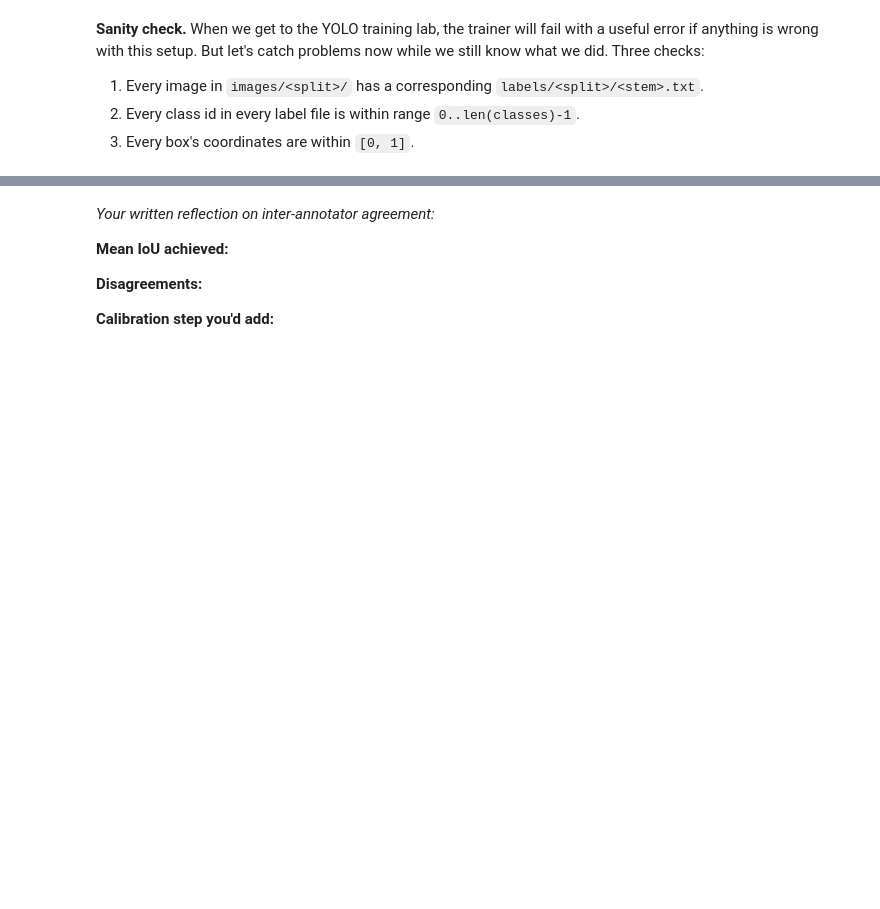
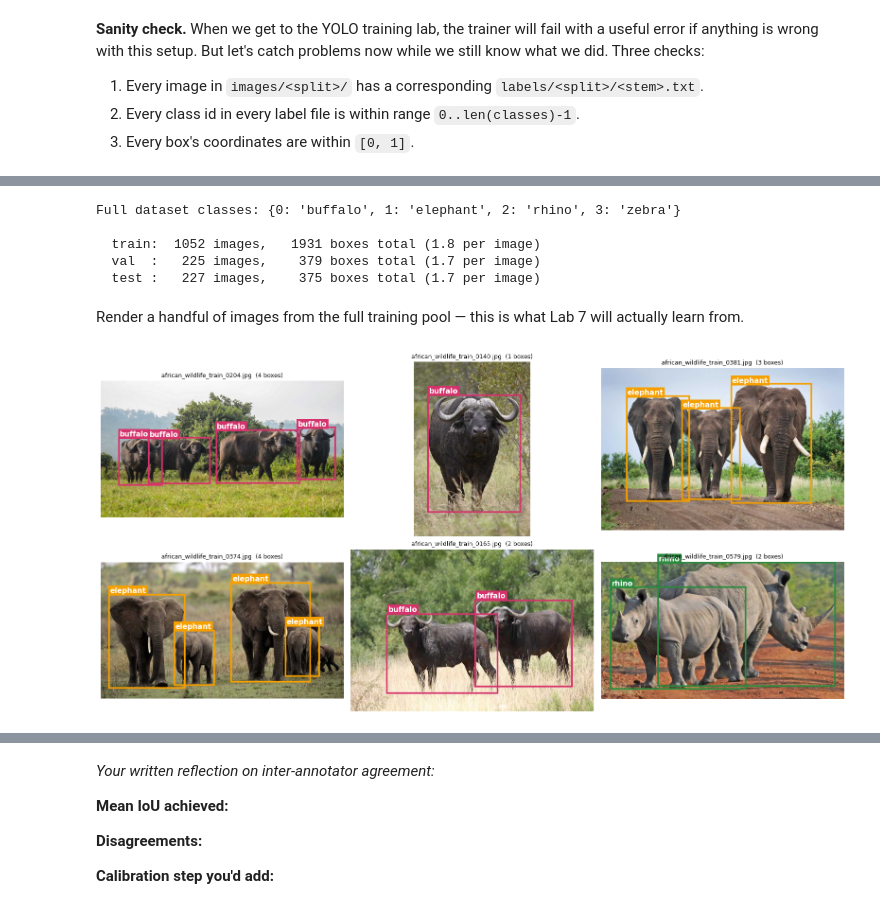
Before and after one commit to traptracker-ai/deep-learning-cv, a Jupyter notebook: labs/lab06_image_annotation/lab06.ipynb, the cells around one changed output, grey strips where cells are left out. Cells and saved outputs as stored; diff of their text form; code cells hidden in the pictures; blank space fills up the shorter version.

```diff
--- a/labs/lab06_image_annotation/lab06.ipynb
+++ b/labs/lab06_image_annotation/lab06.ipynb
@@ -145,13 +142,12 @@ with open(DATA_DIR / "classes.txt") as f:
     classes = [line.strip() for line in f if line.strip()]
 print(f"Classes ({len(classes)}): {classes}")
 
-# A per-class colour list for plotting — matches the annotator's palette.
+# A per-class colour list for plotting — used consistently in every later lab too.
 CLASS_COLOURS = {
-    0: "#d6336c",   # badger
-    1: "#f59f00",   # fox
-    2: "#2b8a3e",   # deer
-    3: "#9a59f4",   # hedgehog
-    4: "#1c7ed6",   # squirrel
+    0: "#d6336c",   # buffalo
+    1: "#f59f00",   # elephant
+    2: "#2b8a3e",   # rhino
+    3: "#1c7ed6",   # zebra
 }
 # %%
 def read_yolo_labels(label_path: Path) -> list[dict]:
@@ -410,0 +421,37 @@ Write your reflections in the markdown cell below this code cell.
+# %%
+import yaml as _yaml
+
+FULL_ROOT = DATA_DIR / "full_dataset"
+with open(FULL_ROOT / "data.yaml") as f:
+    full_cfg = _yaml.safe_load(f)
+
+print("Full dataset classes:", full_cfg["names"])
+print()
+for split in ("train", "val", "test"):
+    img_dir = FULL_ROOT / full_cfg[split]
+    n = len(list(img_dir.glob("*.jpg")))
+    lbl_dir = FULL_ROOT / full_cfg[split].replace("images", "labels")
+    n_boxes = sum(len(read_yolo_labels(p)) for p in lbl_dir.glob("*.txt"))
+    print(f"  {split:<5}: {n:>5} images, {n_boxes:>6} boxes total ({n_boxes/max(n,1):.1f} per image)")
+# %% [output]
+Full dataset classes: {0: 'buffalo', 1: 'elephant', 2: 'rhino', 3: 'zebra'}
+
+  train:  1052 images,   1931 boxes total (1.8 per image)
+  val  :   225 images,    379 boxes total (1.7 per image)
+  test :   227 images,    375 boxes total (1.7 per image)
+# %% [markdown]
+Render a handful of images from the full training pool — this is what Lab 7 will actually learn from.
+# %%
+sample_train = sorted((FULL_ROOT / "images" / "train").glob("*.jpg"))
+sample = random.Random(RNG_SEED).sample(sample_train, k=6)
+
+fig, axes = plt.subplots(2, 3, figsize=(16, 8))
+for ax, img_path in zip(axes.flat, sample):
+    lbl_path = FULL_ROOT / "labels" / "train" / (img_path.stem + ".txt")
+    boxes = read_yolo_labels(lbl_path)
+    draw_image_with_boxes(img_path, boxes, ax=ax)
+    ax.set_title(f"{img_path.name}  ({len(boxes)} boxes)", fontsize=9)
+plt.tight_layout()
+plt.show()
+# %% [output]
+[figure, added]
```
Also changed, not shown: parts of 23 cells of this notebook, 27 other files.
